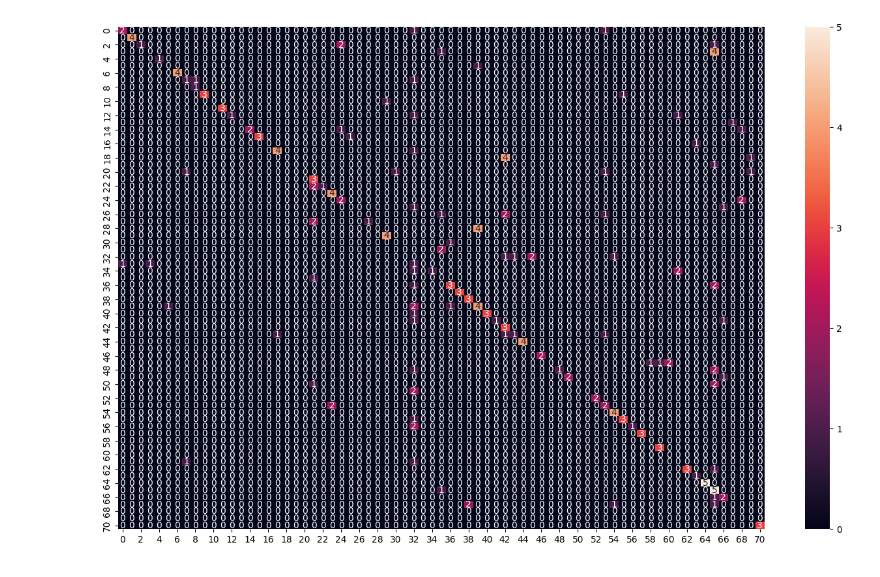
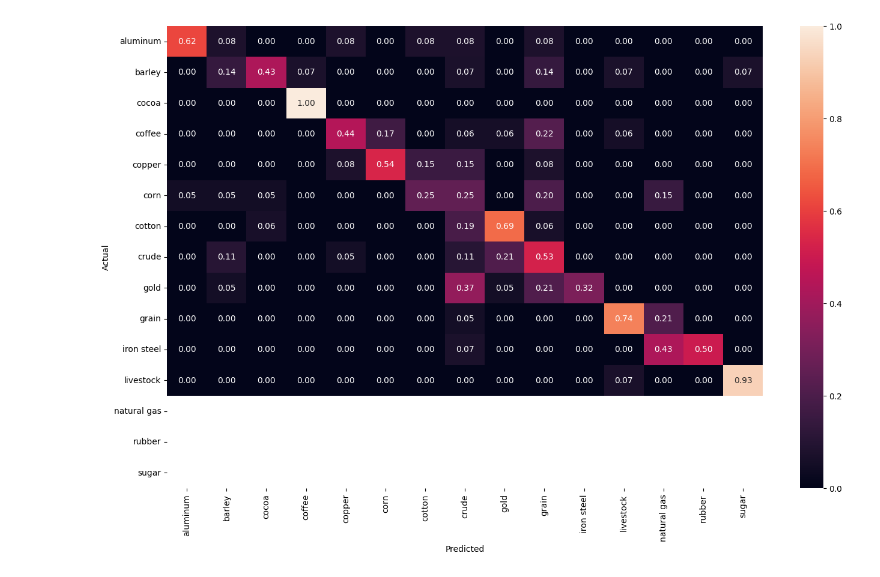
Before and after one commit to richardaparg/zero_shot_financial_news, a Jupyter notebook: zero_shot_financial_news_classification_report.ipynb, the cells around one changed output. Saved outputs shown, nothing was run; the diff lists cells and outputs as text; code cells hidden in the pictures.

```diff
--- a/zero_shot_financial_news_classification_report.ipynb
+++ b/zero_shot_financial_news_classification_report.ipynb
@@ -19,6 +17,7 @@ The nb_black extension is already loaded. To reload it, use:
 [interactive output not drawn]
 # %%
 news_df = pd.read_pickle("C:/Users/rparg/Documents/Data/Reuters/news_df.pkl")
-class_con_df = pd.read_pickle("C:/Users/rparg/Documents/Data/Reuters/con_cat.pkl")
+sc_sample_df = pd.read_pickle("C:/Users/rparg/Documents/Data/Reuters/sc_sample.pkl")
+sc_class_df = pd.read_pickle("C:/Users/rparg/Documents/Data/Reuters/sc_cat.pkl")
 # %% [output]
 [interactive output not drawn]
@@ -117,0 +24,6 @@ new_cats = [
+# %%
+sc_df = sc_sample_df.join(sc_class_df, how="inner")
+sc_df = sc_df.drop(columns=["title_length", "con_length"]).rename(
+    {"top_label": "actual", "labels": "predicted"}, axis=1
+)
+sc_df["predicted"] = sc_df["predicted"].apply(lambda x: x[0])
@@ -201,14 +76,25 @@ print(
 [interactive output not drawn]
 # %%
 cf_matrix = sklearn.metrics.confusion_matrix(
-    y_true=pred_con_df["actual"], y_pred=pred_con_df["predicted"]
+    y_true=sc_df["actual"], y_pred=sc_df["predicted"]
 )
+ncf_matrix = cf_matrix.astype("float") / cf_matrix.sum(axis=1)[:, np.newaxis]
 # %% [output]
 [interactive output not drawn]
 # %%
 f, ax = plt.subplots(figsize=(16, 10))
-sns.heatmap(cf_matrix, ax=ax, annot=True)
+sns.heatmap(
+    ncf_matrix,
+    ax=ax,
+    annot=True,
+    fmt=".2f",
+    xticklabels=target_cat,
+    yticklabels=target_cat,
+)
+plt.ylabel("Actual")
+plt.xlabel("Predicted")
+plt.show(block=False)
 plt.show()
 # %% [output]
-[figure, old version]
+[figure, new version]
 [interactive output not drawn]
```
Also changed, not shown: parts of 8 cells of this notebook, 1 other file.
